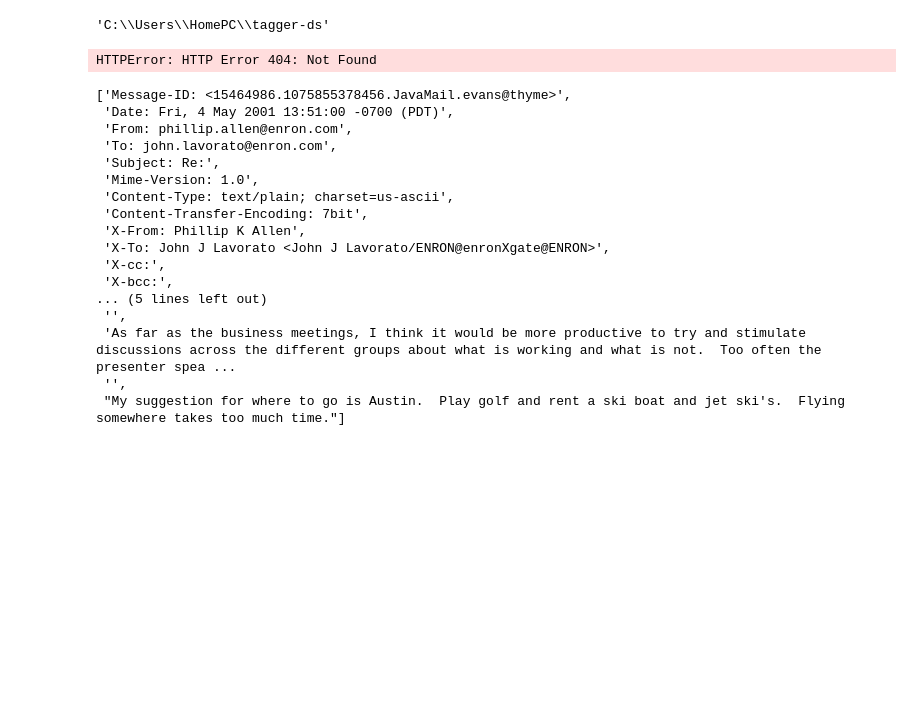
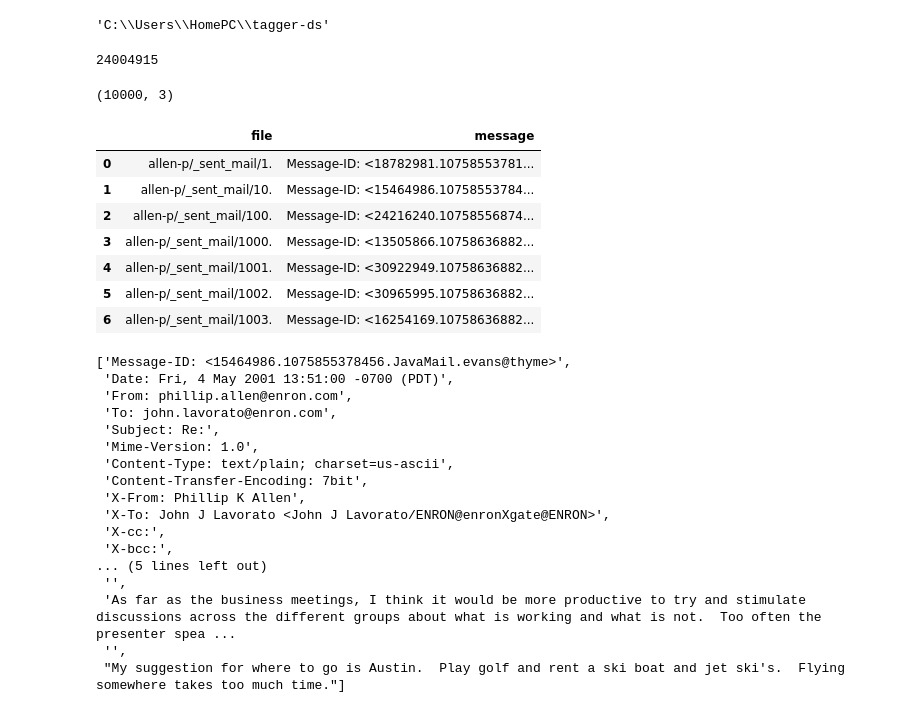
Before and after one commit to BloomTech-Labs/tagger-ds, a Jupyter notebook: SmartEmailTags.ipynb, the cells around one changed output. Drawn from its saved outputs; the diff is of its cells as text; code cells hidden in the pictures; blank space fills up the shorter version.

Commit message:
repair http 404
Former-commit-id: 438e95d959733b15fd76e5ef411b594444dd7d68
Former-commit-id: 31cc70e4239def4ee8940e3ffe260a69ce022079

```diff
--- a/SmartEmailTags.ipynb
+++ b/SmartEmailTags.ipynb
@@ -15,13 +15,28 @@ import pandas as pd
 %pwd
 # %% [output]
 'C:\\Users\\HomePC\\tagger-ds'
+# %%
+import requests
+url = 'https://raw.githubusercontent.com/Moly-malibu/Tag-Smart-Emails/master/Enronemails.csv?token=AN2RW2GO4AWTXK4OPUDXJV26ZQ3QC'
+myfile = requests.get(url)
+open('email.csv', 'wb').write(myfile.content)
+# %% [output]
+24004915
 # %%
 #EMAILS FROM ENRON COMPANY SAMPLING
-df = pd.read_csv("https://raw.githubusercontent.com/Moly-malibu/Tag-Smart-Emails/master/Enronemails.csv?token=AN2RW2FCVVUVENZVHGM3PUK6YKSFC")
+df = pd.read_csv("email.csv")
 print(df.shape)
 df.head(7).drop(['Unnamed: 0'], axis=1)
 # %% [output]
-HTTPError: HTTP Error 404: Not Found
+(10000, 3)
+|  | file | message |
+| 0 | allen-p/_sent_mail/1. | Message-ID: <18782981.10758553781... |
+| 1 | allen-p/_sent_mail/10. | Message-ID: <15464986.10758553784... |
+| 2 | allen-p/_sent_mail/100. | Message-ID: <24216240.10758556874... |
+| 3 | allen-p/_sent_mail/1000. | Message-ID: <13505866.10758636882... |
+| 4 | allen-p/_sent_mail/1001. | Message-ID: <30922949.10758636882... |
+| 5 | allen-p/_sent_mail/1002. | Message-ID: <30965995.10758636882... |
+| 6 | allen-p/_sent_mail/1003. | Message-ID: <16254169.10758636882... |
 # %%
 #TO GET EMAIL BODY
 [s.strip() for s in df['message'][1].splitlines()]
```
